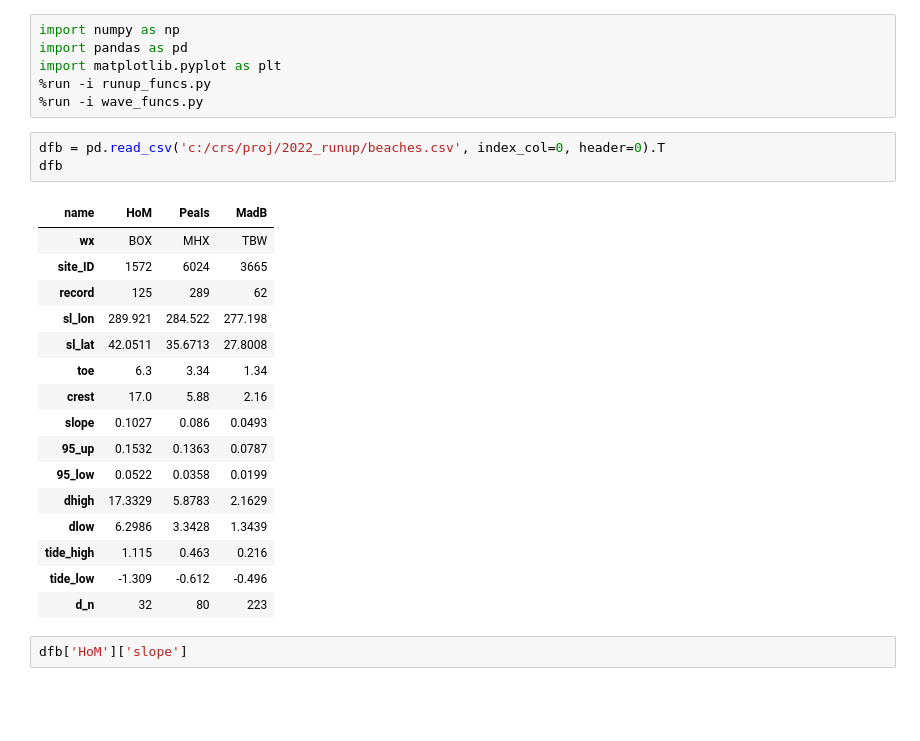
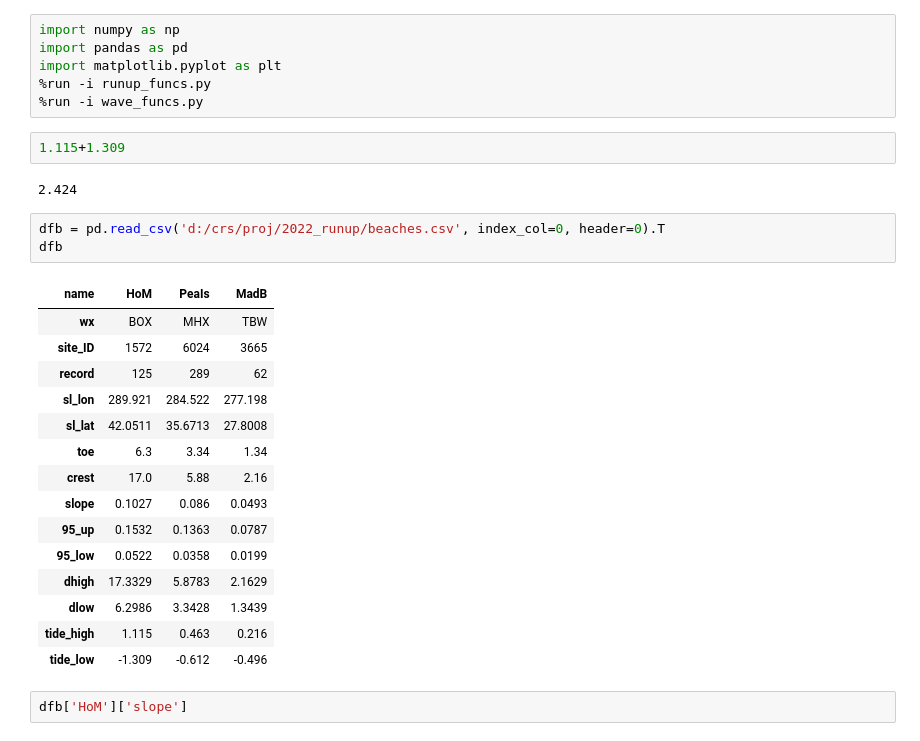
Before and after one commit to csherwood-usgs/runup, a Jupyter notebook: hom_sensitivity.ipynb, the cells around one changed output. Cells and saved outputs as stored; diff of their text form; blank space fills up the shorter version.

```diff
--- a/hom_sensitivity.ipynb
+++ b/hom_sensitivity.ipynb
@@ -4,26 +4,29 @@ import pandas as pd
 import matplotlib.pyplot as plt
 %run -i runup_funcs.py
 %run -i wave_funcs.py
+# %%
+1.115+1.309
+# %% [output]
+2.424
 # %%
-dfb = pd.read_csv('c:/crs/proj/2022_runup/beaches.csv', index_col=0, header=0).T
+dfb = pd.read_csv('d:/crs/proj/2022_runup/beaches.csv', index_col=0, header=0).T
 dfb
 # %% [output]
 | name | HoM | PeaIs | MadB |
 | wx | BOX | MHX | TBW |
 | site_ID | 1572 | 6024 | 3665 |
 | record | 125 | 289 | 62 |
 | sl_lon | 289.921 | 284.522 | 277.198 |
 | sl_lat | 42.0511 | 35.6713 | 27.8008 |
 | toe | 6.3 | 3.34 | 1.34 |
 | crest | 17.0 | 5.88 | 2.16 |
 | slope | 0.1027 | 0.086 | 0.0493 |
 | 95_up | 0.1532 | 0.1363 | 0.0787 |
 | 95_low | 0.0522 | 0.0358 | 0.0199 |
 | dhigh | 17.3329 | 5.8783 | 2.1629 |
 | dlow | 6.2986 | 3.3428 | 1.3439 |
 | tide_high | 1.115 | 0.463 | 0.216 |
 | tide_low | -1.309 | -0.612 | -0.496 |
-| d_n | 32 | 80 | 223 |
 # %%
 dfb['HoM']['slope']
 # %% [output]
```
Also changed, not shown: parts of 3 cells of this notebook, 3 other files.
